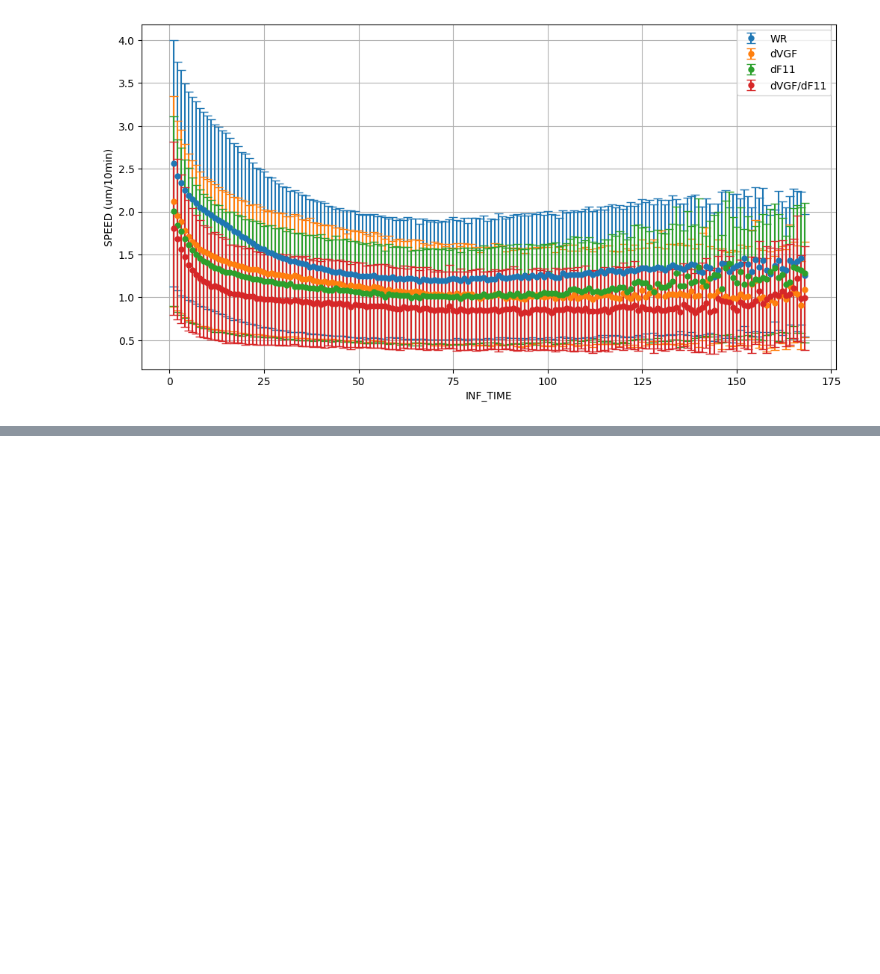
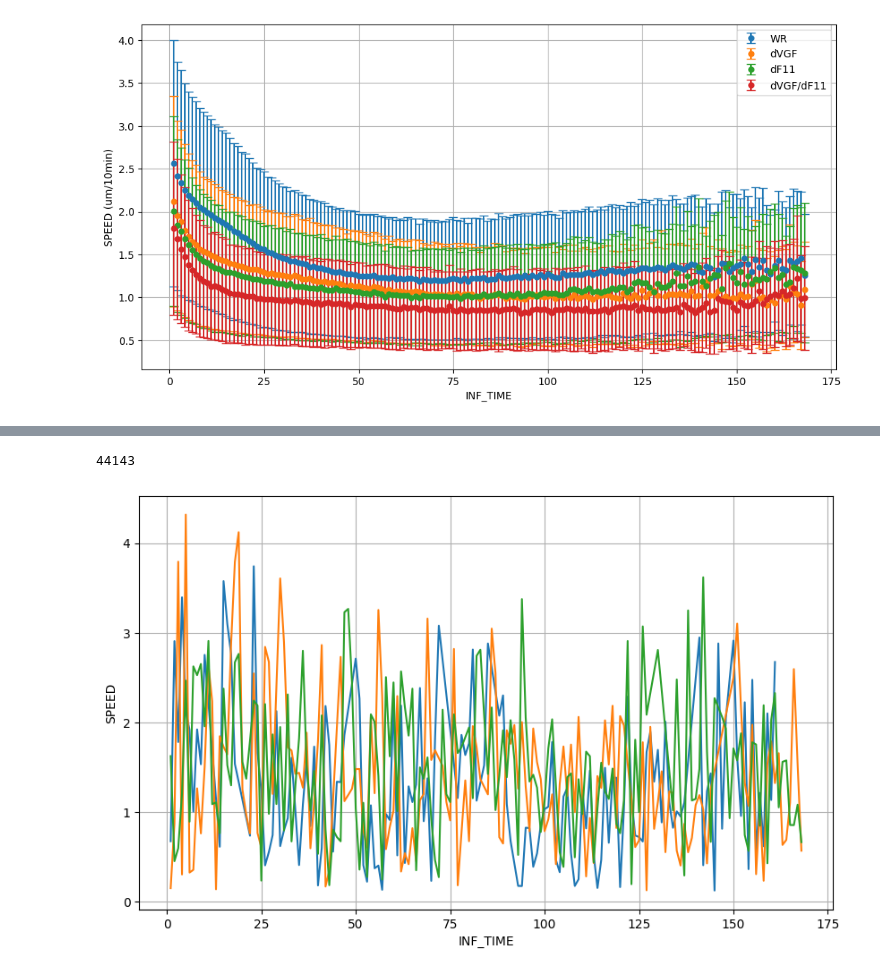
Before and after one commit to ashkan-mokarian/VACVPlaques-dataset-tools, a Jupyter notebook: notebooks/3_motility_analysis_from_trackmate_results.ipynb, the cells around one changed output, grey strips where cells are left out. Cells and saved outputs as stored; diff of their text form; code cells hidden in the pictures; blank space fills up the shorter version.

Commit message:
Add track speed analysis

```diff
--- a/notebooks/3_motility_analysis_from_trackmate_results.ipynb
+++ b/notebooks/3_motility_analysis_from_trackmate_results.ipynb
@@ -317,9 +237,10 @@ def speed_vs_inftime(csv_files):
 
     df = df.groupby("INF_TIME").apply(remove_outliers).reset_index(drop=True)
 
-    return df.groupby("INF_TIME")["SPEED"].agg(["mean", "std"]).reset_index()
+    return df.groupby("INF_TIME")["SPEED"].agg(["mean", "std"]).reset_index(), df
 # %%
 import matplotlib.pyplot as plt
+import os
 
 CSV_ROOT = "../dataset/plaques-ashkan/trackmate_output/dVGF_dF11_viruses/M061"
 
@@ -328,10 +249,10 @@ csv_files_dVGF = [f for f in os.listdir(CSV_ROOT) if f.endswith(".csv") and int(
 csv_files_dF11 = [f for f in os.listdir(CSV_ROOT) if f.endswith(".csv") and int(f.split("-")[0]) in range(31, 46)]
 csv_files_both = [f for f in os.listdir(CSV_ROOT) if f.endswith(".csv") and int(f.split("-")[0]) in range(46, 61)]
 
-speed_1 = speed_vs_inftime(csv_files_WR)
-speed_2 = speed_vs_inftime(csv_files_dVGF)
-speed_3 = speed_vs_inftime(csv_files_dF11)
-speed_4 = speed_vs_inftime(csv_files_both)
+speed_1, speed_data_wr = speed_vs_inftime(csv_files_WR)
+speed_2, _ = speed_vs_inftime(csv_files_dVGF)
+speed_3, _ = speed_vs_inftime(csv_files_dF11)
+speed_4, _ = speed_vs_inftime(csv_files_both)
 # %%
 plt.figure(figsize=(12, 6))
 plt.errorbar(speed_1["INF_TIME"], speed_1["mean"], yerr=speed_1["std"], fmt="o", label="WR", markersize=5, capsize=4)
@@ -347,0 +290,21 @@ plt.legend()
+# %%
+import random
+
+# chooses only initial tracks
+filtered_df = speed_data_wr[speed_data_wr['FRAME'] - speed_data_wr['INF_TIME'] < 10]
+print(len(filtered_df))
+unique_track_ids = filtered_df['TRACK_ID'].unique()
+# plot only a few tracks
+track_ids = random.sample(list(unique_track_ids), 3)
+
+plt.figure(figsize=(10, 6))  # Optional: Set the figure size
+for track_id in track_ids:
+    track_df = filtered_df[filtered_df['TRACK_ID'] == track_id]
+    plt.plot(track_df['INF_TIME'], track_df['SPEED'], linestyle='-', label=f'TRACK_ID {track_id}')
+plt.xlabel('INF_TIME')
+plt.ylabel('SPEED')
+plt.grid(True)
+plt.show()
+# %% [output]
+44143
+[figure, added]
```
Also changed, not shown: parts of 7 cells of this notebook, 1 other file.
